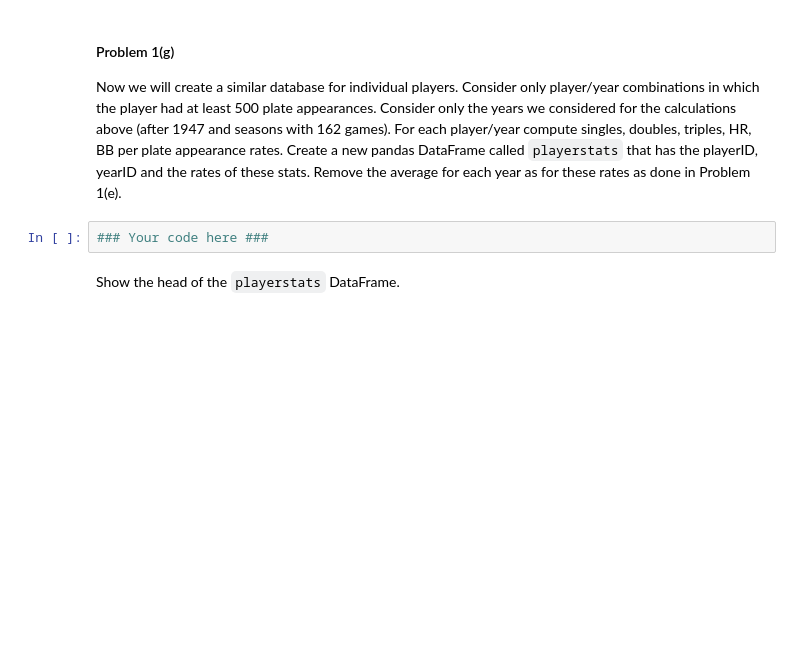
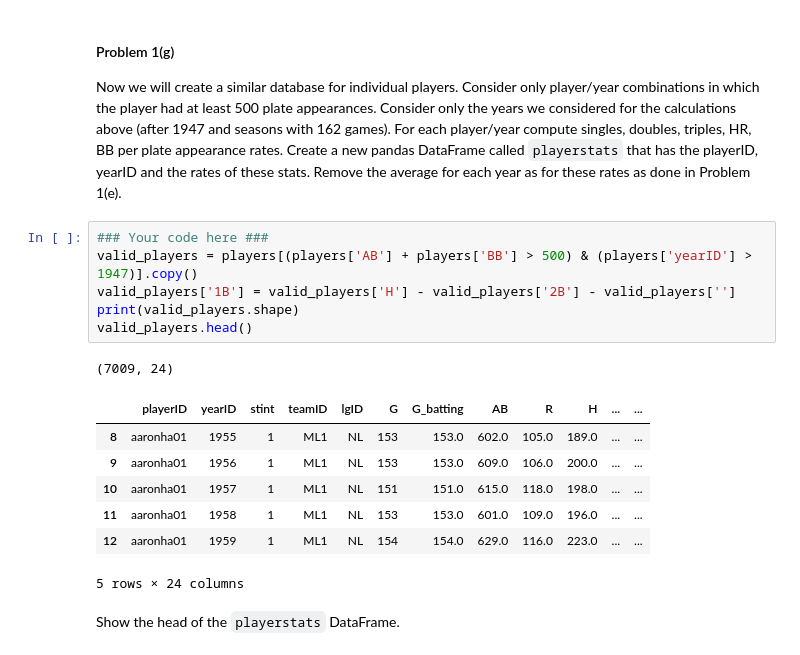
Before and after one commit to dndln/2014, a Jupyter notebook: homework/HW3_working.ipynb, the cells around one changed output. Drawn from its saved outputs; the diff is of its cells as text; blank space fills up the shorter version.

```diff
--- a/homework/HW3_working.ipynb
+++ b/homework/HW3_working.ipynb
@@ -156,8 +293,21 @@ Build a simple linear regression model to predict the number of wins from the av
 #### Problem 1(g)
 
 Now we will create a similar database for individual players. Consider only player/year combinations in which the player had at least 500 plate appearances. Consider only the years we considered for the calculations above (after 1947 and seasons with 162 games). For each player/year compute singles, doubles, triples, HR, BB per plate appearance rates. Create a new pandas DataFrame called `playerstats` that has the playerID, yearID and the rates of these stats.  Remove the average for each year as for these rates as done in Problem 1(e).
-# %%
-### Your code here ###
+# %%
+### Your code here ###
+valid_players = players[(players['AB'] + players['BB'] > 500) & (players['yearID'] > 1947)].copy()
+valid_players['1B'] = valid_players['H'] - valid_players['2B'] - valid_players['']
+print(valid_players.shape)
+valid_players.head()
+# %% [output]
+(7009, 24)
+|  | playerID | yearID | stint | teamID | lgID | G | G_batting | AB | R | H | ... | ... |
+| 8 | aaronha01 | 1955 | 1 | ML1 | NL | 153 | 153.0 | 602.0 | 105.0 | 189.0 | ... | ... |
+| 9 | aaronha01 | 1956 | 1 | ML1 | NL | 153 | 153.0 | 609.0 | 106.0 | 200.0 | ... | ... |
+| 10 | aaronha01 | 1957 | 1 | ML1 | NL | 151 | 151.0 | 615.0 | 118.0 | 198.0 | ... | ... |
+| 11 | aaronha01 | 1958 | 1 | ML1 | NL | 153 | 153.0 | 601.0 | 109.0 | 196.0 | ... | ... |
+| 12 | aaronha01 | 1959 | 1 | ML1 | NL | 154 | 154.0 | 629.0 | 116.0 | 223.0 | ... | ... |
+5 rows × 24 columns
 # %% [markdown]
 Show the head of the `playerstats` DataFrame.
 # %%
```
Also changed, not shown: parts of 13 cells of this notebook, 1 other file.
